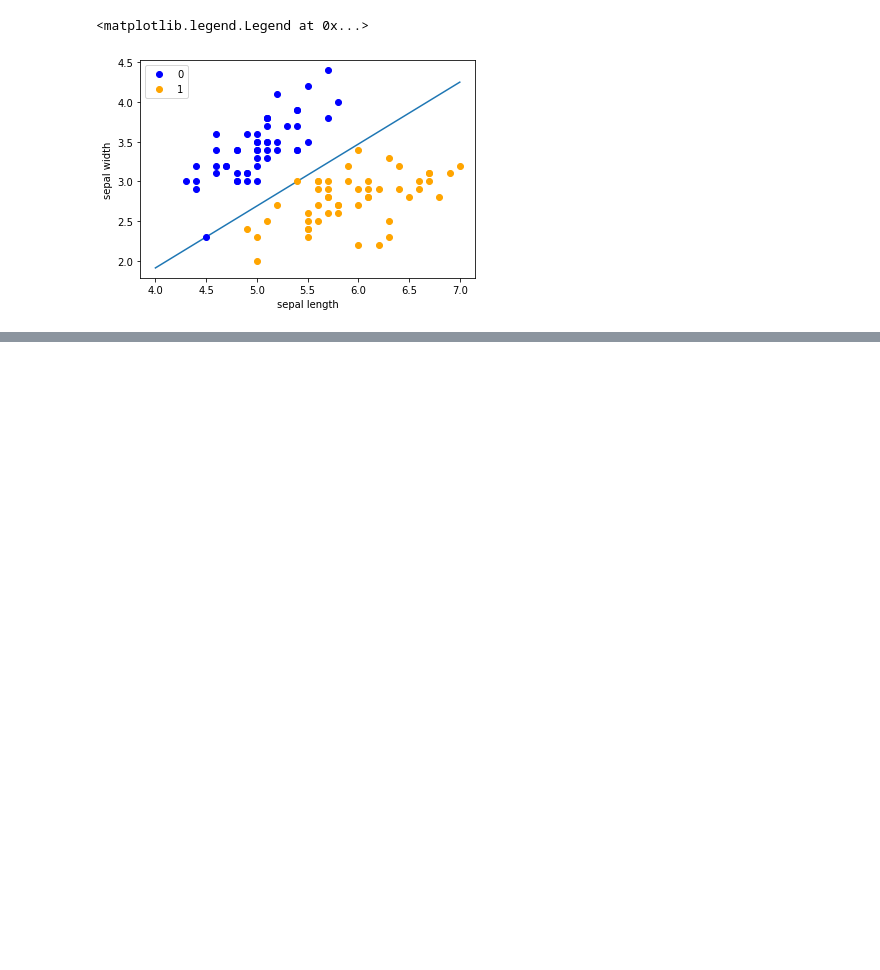
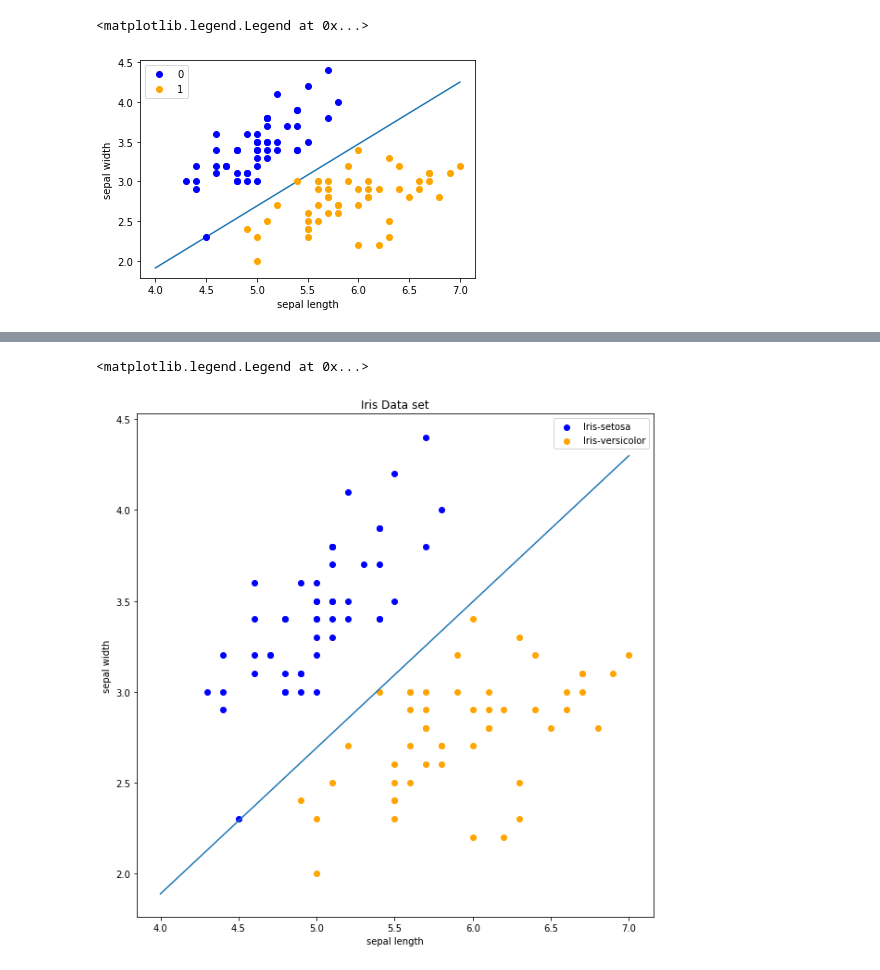
Before and after one commit to YYingH/Lihang-Statistical_Learning_Methods, a Jupyter notebook: Chapter_2.ipynb, the cells around one changed output, grey strips where cells are left out. Drawn from its saved outputs; the diff is of its cells as text; code cells hidden in the pictures; blank space fills up the shorter version.

```diff
--- a/Chapter_2.ipynb
+++ b/Chapter_2.ipynb
@@ -114,0 +169,26 @@ plt.legend()
+# %%
+clf = Perceptron(fit_intercept=True,
+                 max_iter=1000,
+                 tol=None,
+                 shuffle=True)
+clf.fit(X, y)
+
+plt.figure(figsize=(10,10))
+
+plt.title('Iris Data set')
+
+plt.scatter(data[:50, 0], data[:50, 1], c='b', label='Iris-setosa',)
+plt.scatter(data[50:100, 0], data[50:100, 1], c='orange', label='Iris-versicolor')
+
+x_ponits = np.arange(4, 8)
+y_ = -(clf.coef_[0][0]*x_ponits + clf.intercept_)/clf.coef_[0][1]
+plt.plot(x_ponits, y_)
+
+plt.legend()
+plt.grid(False)
+plt.xlabel('sepal length')
+plt.ylabel('sepal width')
+plt.legend()
+# %% [output]
+<matplotlib.legend.Legend at 0x...>
+[figure, added]
```
Also changed, not shown: parts of 8 cells of this notebook.
